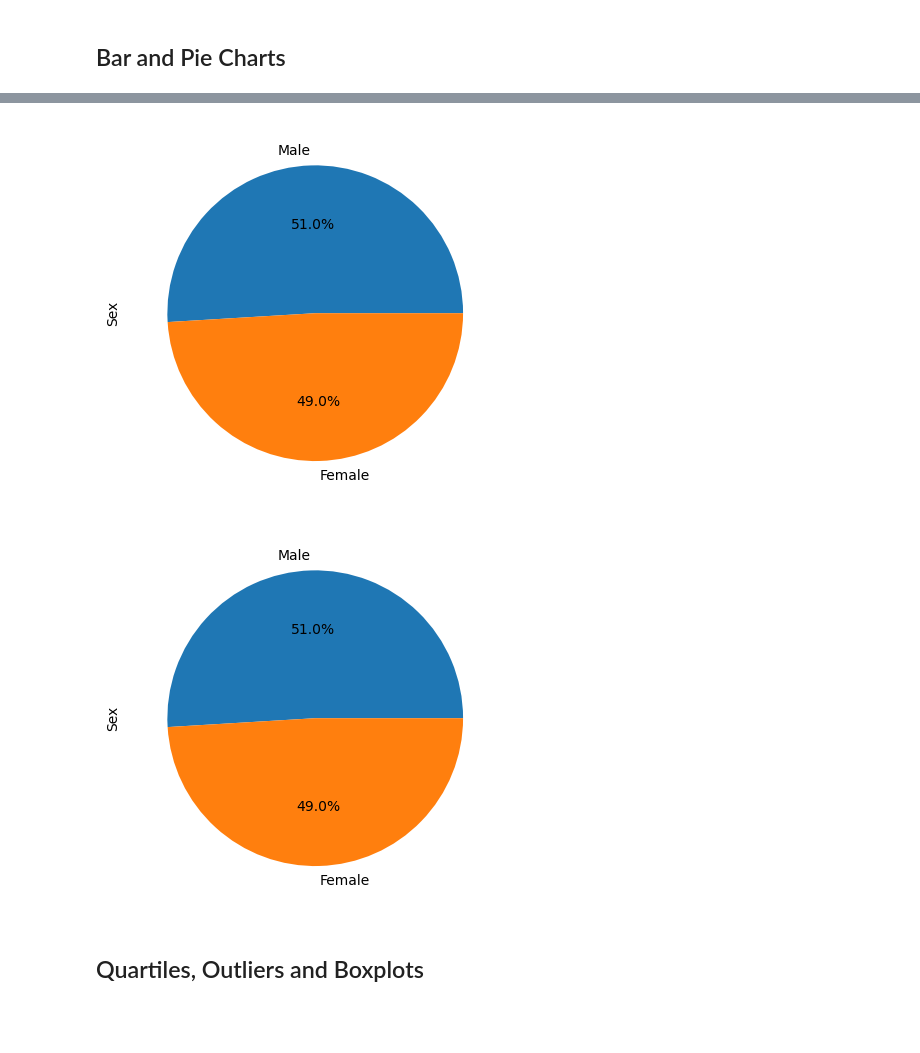
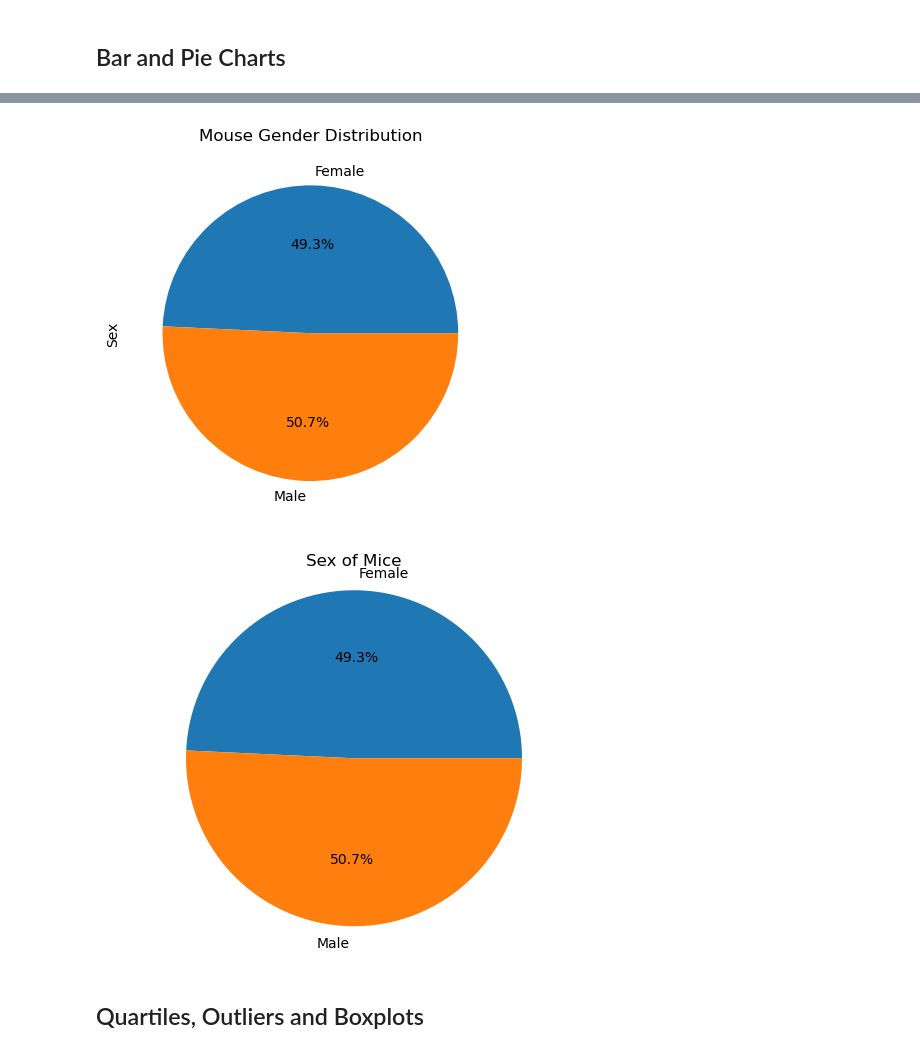
Before and after one commit to JimmJanker/matplotlib_challenge, a Jupyter notebook: pymaceuticals_starter.ipynb, the cells around one changed output, grey strips where cells are left out. Saved outputs shown, nothing was run; the diff lists cells and outputs as text; code cells hidden in the pictures; blank space fills up the shorter version.

```diff
--- a/pymaceuticals_starter.ipynb
+++ b/pymaceuticals_starter.ipynb
@@ -10,6 +10,8 @@
 import matplotlib.pyplot as plt
 import pandas as pd
 import scipy.stats as st
+from scipy.stats import linregress
+import numpy as np
 
 # Study data files
 mouse_metadata_path = "data/Mouse_metadata.csv"
@@ -20,6 +22,7 @@ mouse_metadata = pd.read_csv(mouse_metadata_path)
 study_results = pd.read_csv(study_results_path)
 
 # Combine the data into a single DataFrame
-
+merge_mouse = pd.merge(mouse_metadata, study_results, on='Mouse ID')
 
 # Display the data table for preview
+merge_mouse
@@ -52,3 +67,5 @@ array(['g989'], dtype=object)
 # %%
 # Create a clean DataFrame by dropping the duplicate mouse by its ID.
+clean_mouse = merge_mouse.drop_duplicates(subset=['Mouse ID', 'Timepoint'])
+clean_mouse
 # %% [output]
@@ -115,11 +186,19 @@ array(['g989'], dtype=object)
 # %%
 # Generate a pie plot showing the distribution of female versus male mice using Pandas
+mouse_sex = clean_mouse.groupby('Sex')
+sex_count = mouse_sex['Sex'].count()
+sex_pie = sex_count.plot(kind='pie', title="Mouse Gender Distribution", autopct = '%1.1f%%')
+plt.show()
 # %% [output]
-[figure, old version]
+[figure, new version]
 # %%
 # Generate a pie plot showing the distribution of female versus male mice using pyplot
+plt.pie(sex_count, labels=["Female", "Male"], autopct='%1.1f%%')
+plt.title("Sex of Mice")
+plt.axis("equal")
+plt.show()
 # %% [output]
-[figure, old version]
+[figure, new version]
 # %% [markdown]
 ## Quartiles, Outliers and Boxplots
 # %%
```
Also changed, not shown: parts of 23 cells of this notebook.
